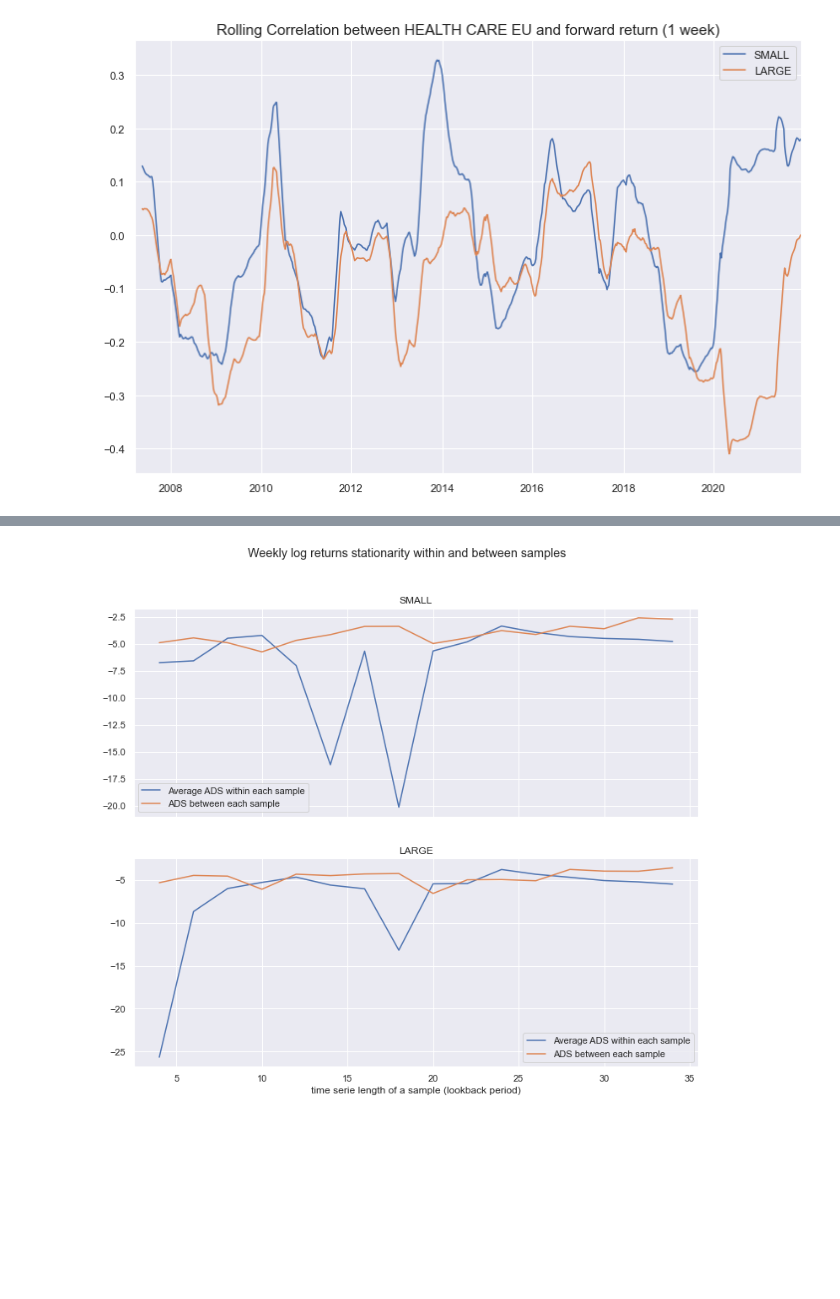
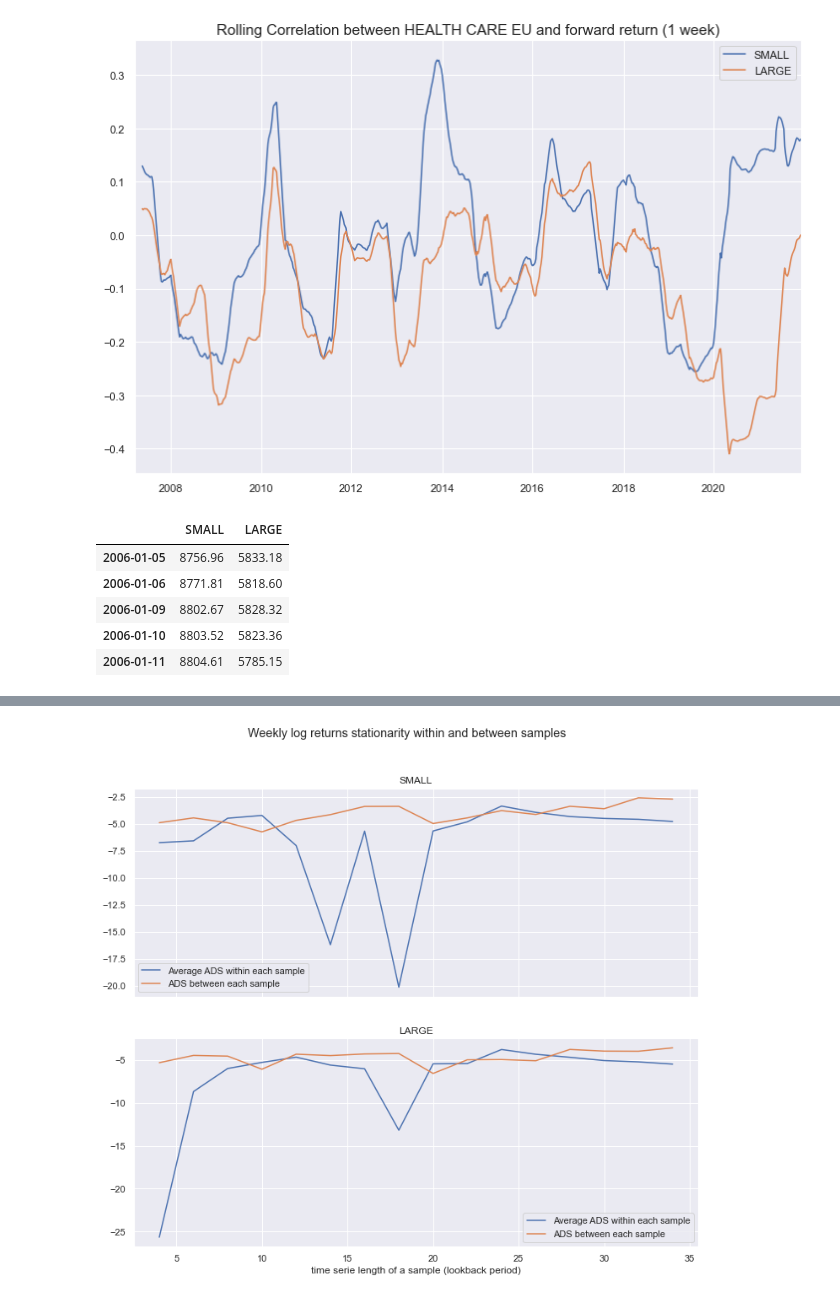
Before and after one commit to lacoupe/BCVS, a Jupyter notebook: SW/size/size.ipynb, the cells around one changed output, grey strips where cells are left out. Cells and saved outputs as stored; diff of their text form; code cells hidden in the pictures; blank space fills up the shorter version.

```diff
--- a/SW/size/size.ipynb
+++ b/SW/size/size.ipynb
@@ -137,3 +137,12 @@ plt.title(f'Rolling Correlation between {feature} and forward return (1 week)',
 plt.show()
 # %% [output]
 [figure]
+# %%
+target_prices.head()
+# %% [output]
+|  | SMALL | LARGE |
+| 2006-01-05 | 8756.96 | 5833.18 |
+| 2006-01-06 | 8771.81 | 5818.60 |
+| 2006-01-09 | 8802.67 | 5828.32 |
+| 2006-01-10 | 8803.52 | 5823.36 |
+| 2006-01-11 | 8804.61 | 5785.15 |
```
Also changed, not shown: parts of 1 cell of this notebook, 3 other files.
